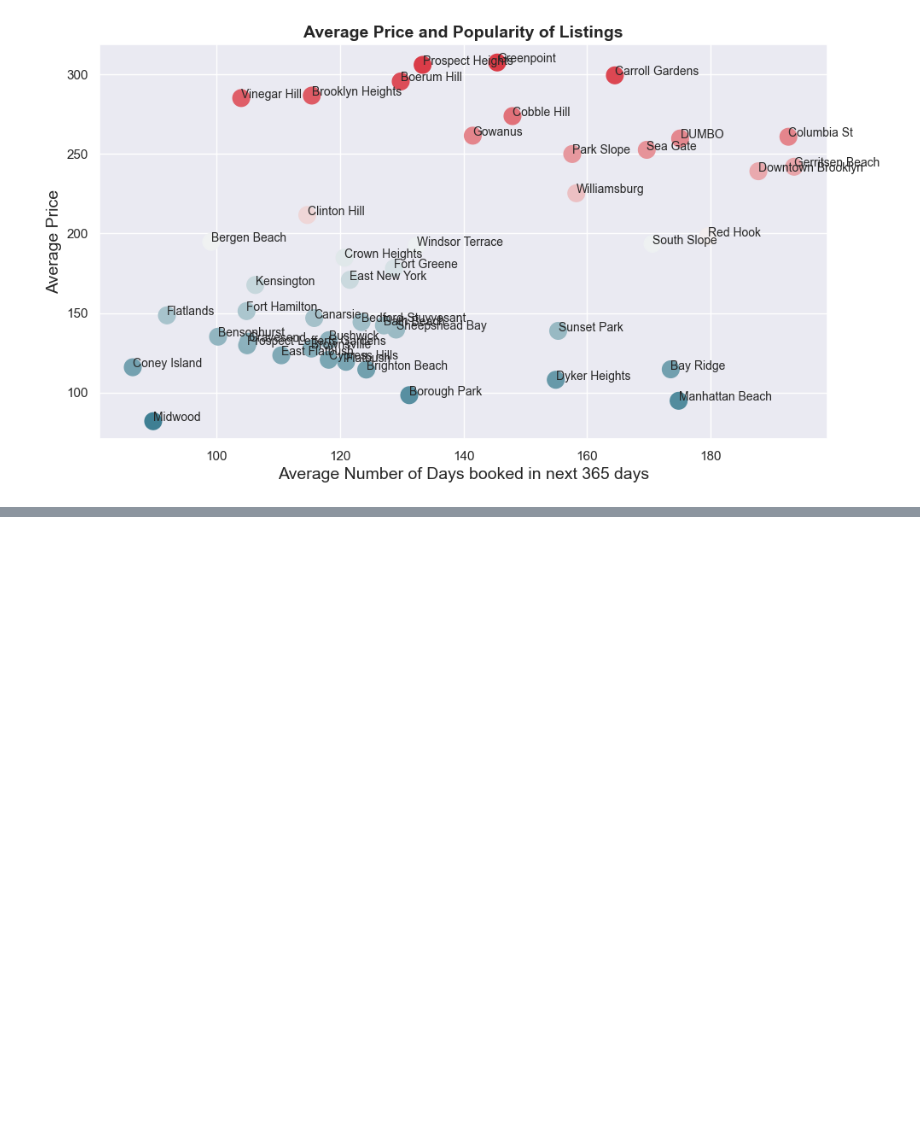
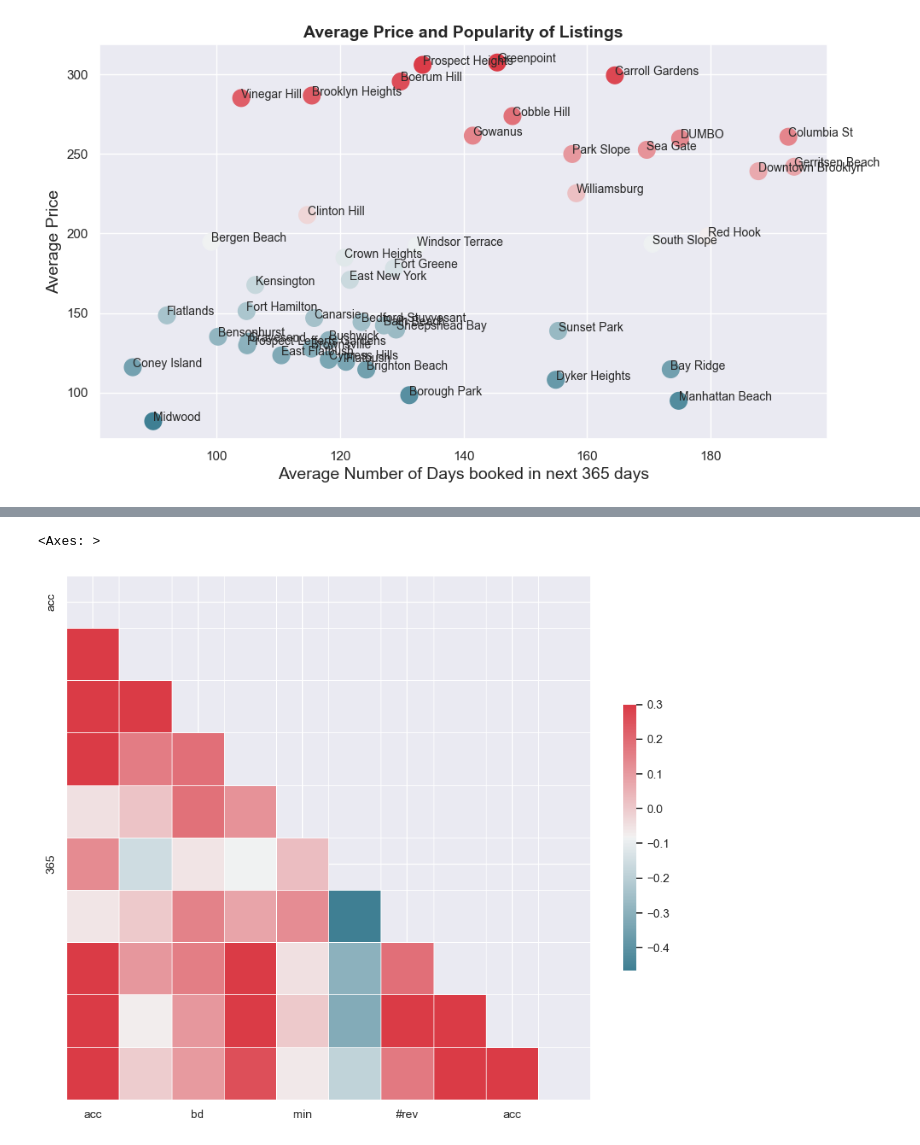
Before and after one commit to KidQuant/FA541Project, a Jupyter notebook: airbnb_analysis.ipynb, the cells around one changed output, grey strips where cells are left out. Cells and saved outputs as stored; diff of their text form; code cells hidden in the pictures; blank space fills up the shorter version.

```diff
--- a/airbnb_analysis.ipynb
+++ b/airbnb_analysis.ipynb
@@ -362,0 +389,26 @@ Text(0.5, 1.0, 'Average Price and Popularity of Listings')
+# %%
+df1 = statistics.iloc[:,[2,7,12,17,22,27,32,37,42,47]].reset_index().drop('location',axis = 1).fillna(0)
+df1.columns = df1.columns.droplevel(1)
+df1.columns = ['acc', 'bt', 'bd', 'pr', 'min', '365', '#rev', 'rat', "acc", "val"]
+#df_zillow = df_zillow['ZHVI_10Year']
+#df1 = concat([df1, df_zillow], axis = 1).fillna(0)
+
+coor= df1.corr()
+
+# Generate a mask for the upper triangle
+mask = np.zeros_like(df1.corr(), dtype=bool)
+mask[np.triu_indices_from(mask)] = True
+
+# Set up the matplotlib figure
+f, ax = plt.subplots(figsize=(11, 9))
+
+# Generate a custom diverging colormap
+cmap = sns.diverging_palette(220, 10, as_cmap=True)
+
+# Draw the heatmap with the mask and correct aspect ratio
+sns.heatmap(df1.corr(), mask=mask, cmap=cmap, vmax=.3,
+            square=True, xticklabels=2, yticklabels=5,
+            linewidths=.5, cbar_kws={"shrink": .5}, ax=ax)
+# %% [output]
+<Axes: >
+[figure, added]
```
Also changed, not shown: parts of 2 cells of this notebook.
